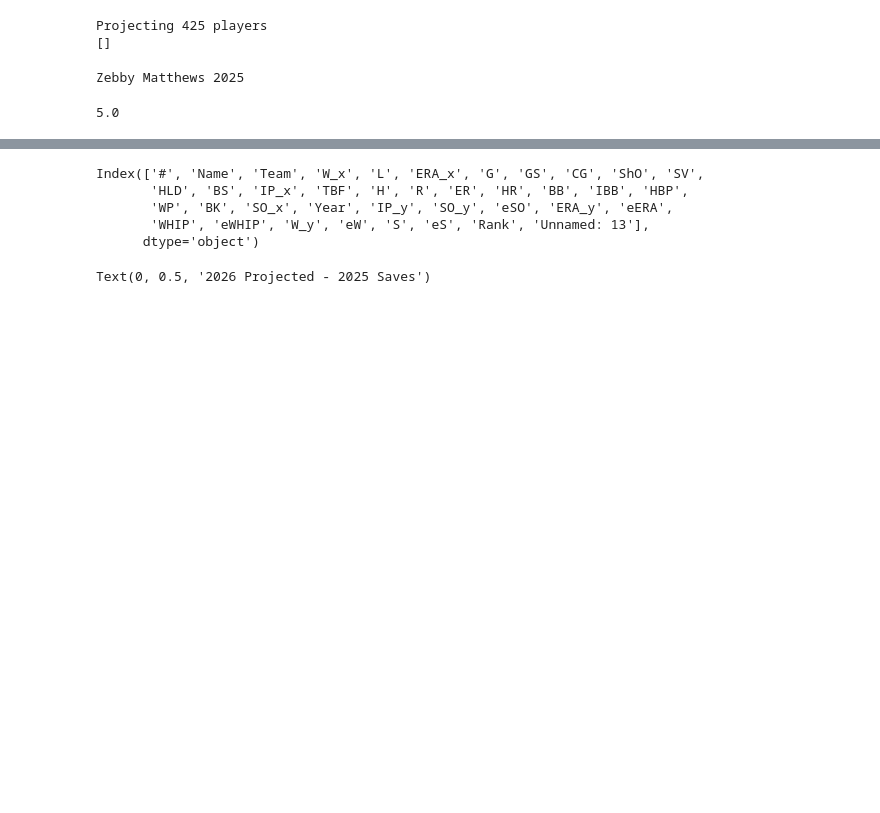
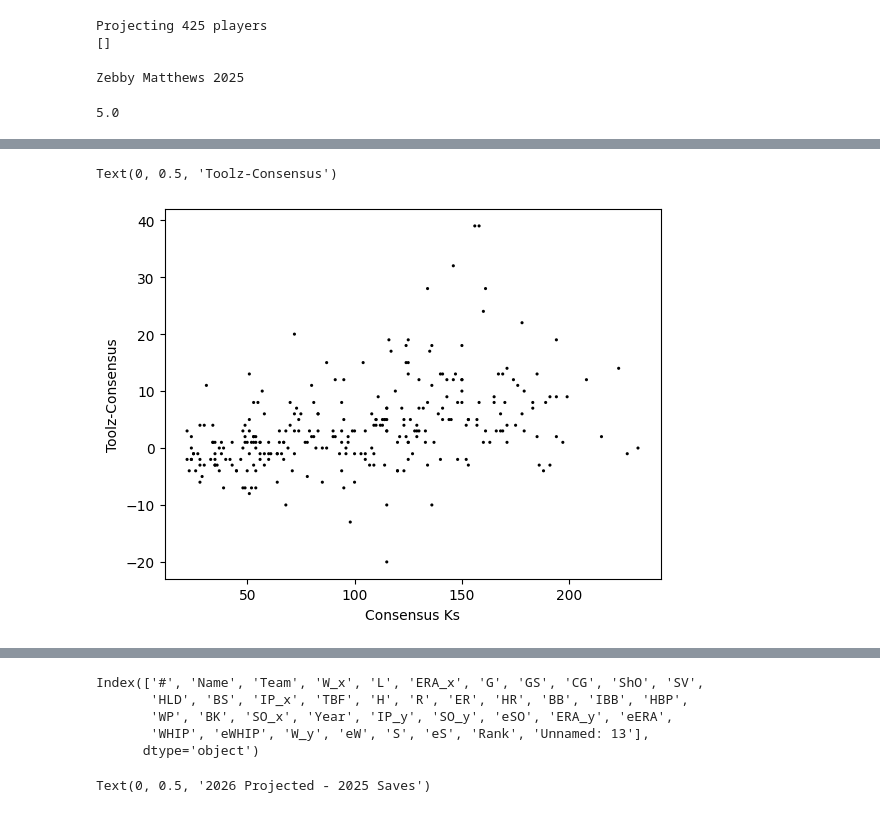
Before and after one commit to fantasy-toolz/mlb-player-predictions, a Jupyter notebook: RunPitchingProjections.ipynb, the cells around one changed output, grey strips where cells are left out. Cells and saved outputs as stored; diff of their text form; code cells hidden in the pictures; blank space fills up the shorter version.

```diff
--- a/RunPitchingProjections.ipynb
+++ b/RunPitchingProjections.ipynb
@@ -453,0 +465,4 @@ TY = pd.read_csv('predictions/2026/pitcher_predictions_'+savedate+'.csv')
+# %%
+IPDF['Name'] = IPDF['Player'].str.rstrip()
+# %%
+CP = pd.merge(IPDF,TY,on='Name')
@@ -453,0 +485,2 @@ TY = pd.read_csv('predictions/2026/pitcher_predictions_'+savedate+'.csv')
+# %%
+CP['Kdiff'] = CP['SO'].astype(float)-CP['K'].astype(float)
@@ -454,3 +504,10 @@ TY = pd.read_csv('predictions/2026/pitcher_predictions_'+savedate+'.csv')
+# %%
+plt.scatter(CP['K'].astype(float),(CP['SO'].astype(float)-CP['K'].astype(float)),facecolor='black',edgecolor='none',s=5.)
+plt.xlabel('Consensus Ks')
+plt.ylabel('Toolz-Consensus')
+# %% [output]
+Text(0, 0.5, 'Toolz-Consensus')
+[figure, added]
 # %%
 TY['Name'] = TY['Name'].str.rstrip()
 # %%
```
Also changed, not shown: parts of 13 cells of this notebook, 4 other files.
